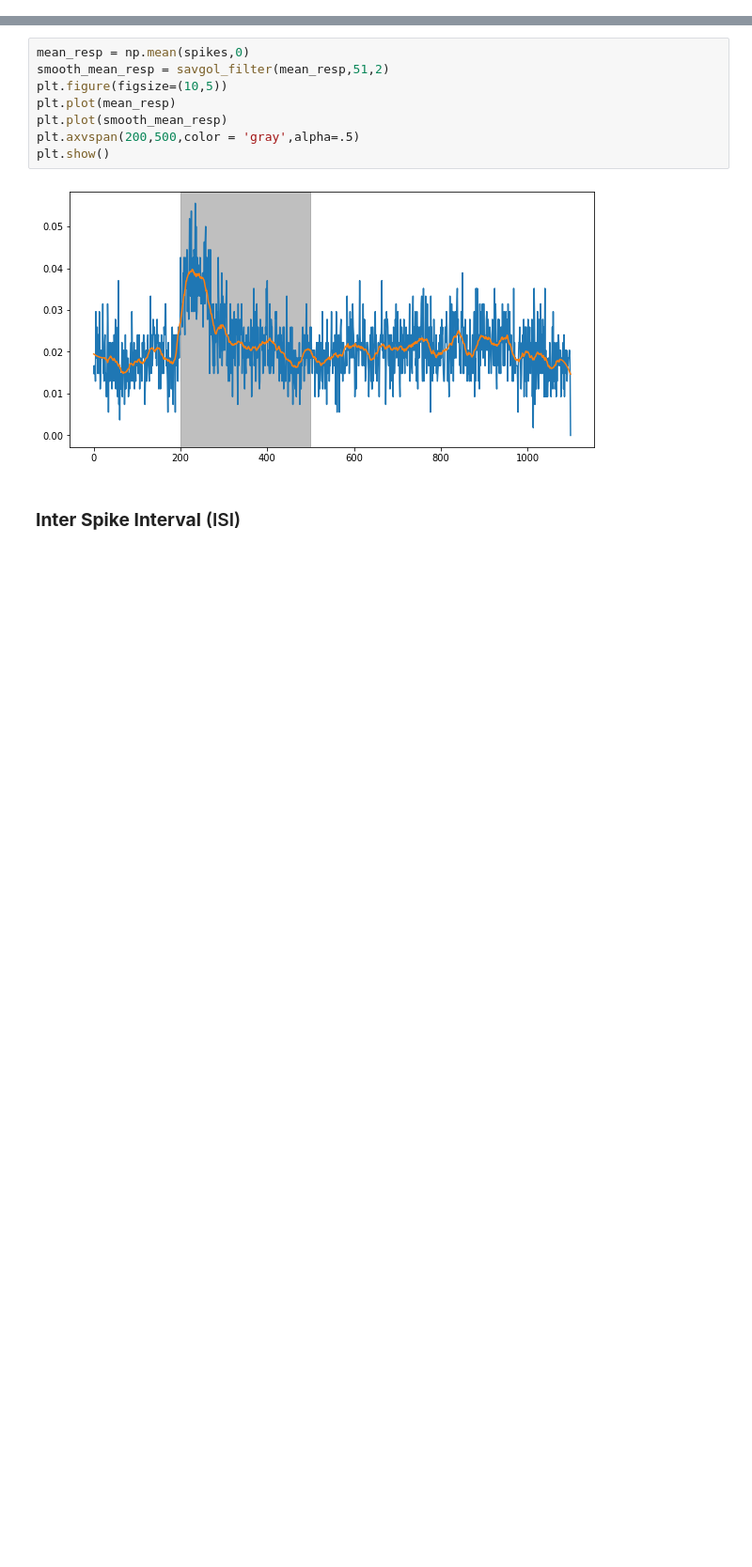
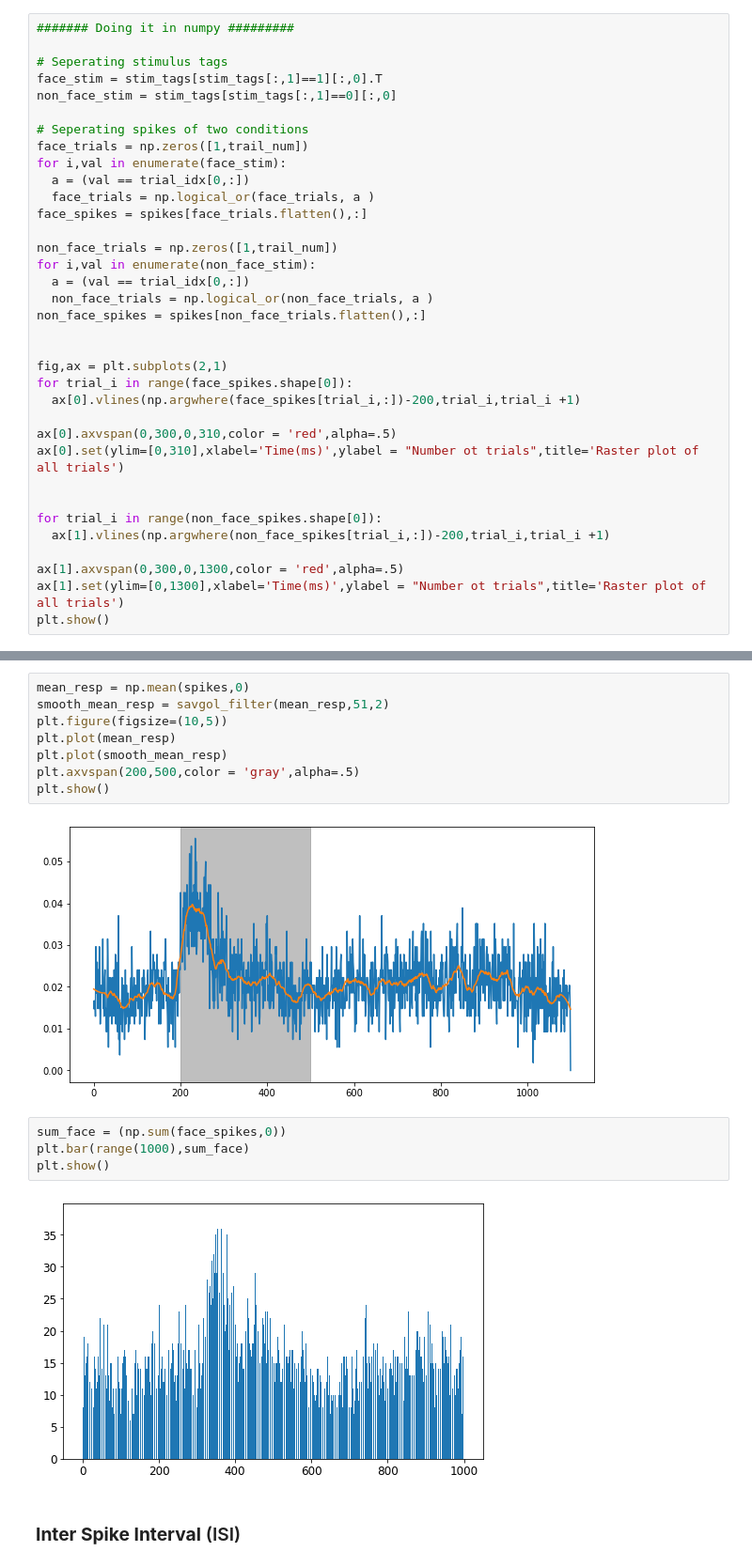
Before and after one commit to MiladQolami/Neural-Data-Analysis, a Jupyter notebook: MainCode.ipynb, the cells around one changed output, grey strips where cells are left out. Shown at 94% size. Cells and saved outputs as stored; diff of their text form; blank space fills up the shorter version.

```diff
--- a/MainCode.ipynb
+++ b/MainCode.ipynb
@@ -101,0 +99,35 @@ plt.show()
+# %%
+####### Doing it in numpy #########
+
+# Seperating stimulus tags
+face_stim = stim_tags[stim_tags[:,1]==1][:,0].T
+non_face_stim = stim_tags[stim_tags[:,1]==0][:,0]
+
+# Seperating spikes of two conditions
+face_trials = np.zeros([1,trail_num])
+for i,val in enumerate(face_stim):
+  a = (val == trial_idx[0,:])
+  face_trials = np.logical_or(face_trials, a )
+face_spikes = spikes[face_trials.flatten(),:]
+
+non_face_trials = np.zeros([1,trail_num])
+for i,val in enumerate(non_face_stim):
+  a = (val == trial_idx[0,:])
+  non_face_trials = np.logical_or(non_face_trials, a )
+non_face_spikes = spikes[non_face_trials.flatten(),:]
+
+
+fig,ax = plt.subplots(2,1)
+for trial_i in range(face_spikes.shape[0]):
+  ax[0].vlines(np.argwhere(face_spikes[trial_i,:])-200,trial_i,trial_i +1)
+
+ax[0].axvspan(0,300,0,310,color = 'red',alpha=.5)
+ax[0].set(ylim=[0,310],xlabel='Time(ms)',ylabel = "Number ot trials",title='Raster plot of all trials')
+
+
+for trial_i in range(non_face_spikes.shape[0]):
+  ax[1].vlines(np.argwhere(non_face_spikes[trial_i,:])-200,trial_i,trial_i +1)
+
+ax[1].axvspan(0,300,0,1300,color = 'red',alpha=.5)
+ax[1].set(ylim=[0,1300],xlabel='Time(ms)',ylabel = "Number ot trials",title='Raster plot of all trials')
+plt.show()
@@ -111,6 +151,12 @@ plt.axvspan(200,500,color = 'gray',alpha=.5)
 plt.show()
 # %% [output]
 [figure]
+# %%
+sum_face = (np.sum(face_spikes,0))
+plt.bar(range(1000),sum_face)
+plt.show()
+# %% [output]
+[figure, added]
 # %% [markdown]
 ### **Inter Spike Interval** (ISI)
 # %%
```
Also changed, not shown: parts of 9 cells of this notebook.
